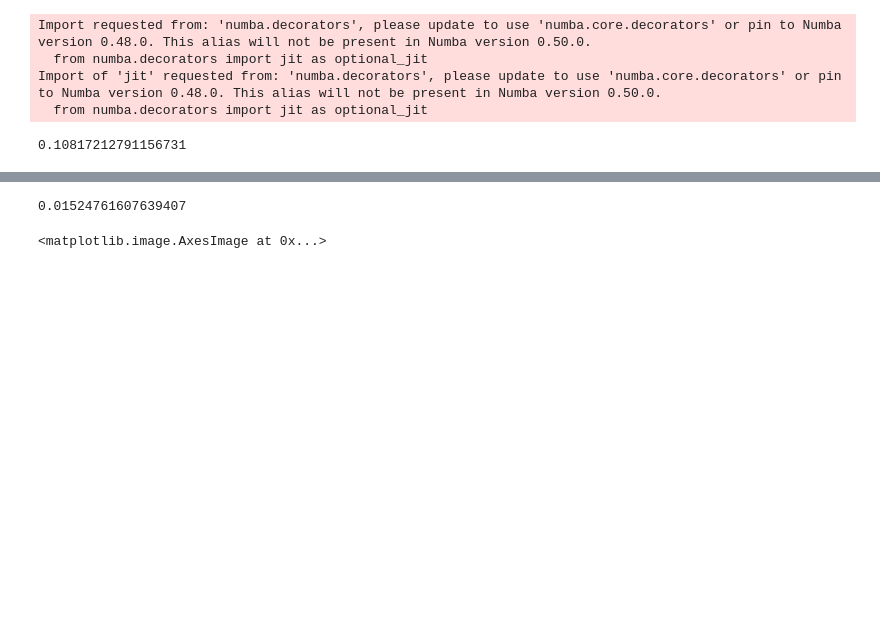
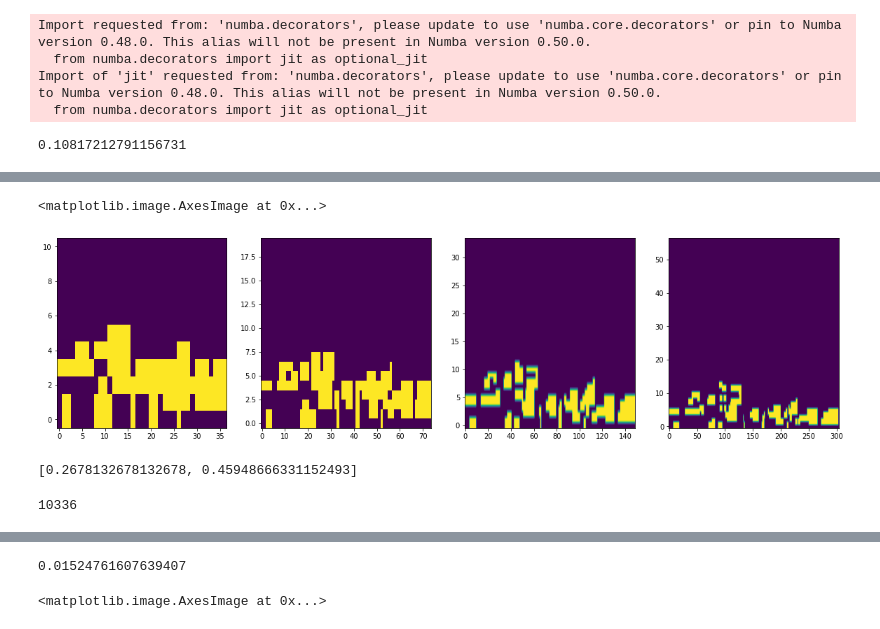
Before and after one commit to nicolasfigueiredo/integration, a Jupyter notebook: notebooks/cost-experiment/check_pct_refinement.ipynb, the cells around one changed output, grey strips where cells are left out. Cells and saved outputs as stored; diff of their text form; code cells hidden in the pictures; blank space fills up the shorter version.

```diff
--- a/notebooks/cost-experiment/check_pct_refinement.ipynb
+++ b/notebooks/cost-experiment/check_pct_refinement.ipynb
@@ -51,0 +138,25 @@ get_pct_to_refine(midi_file, [200,200], timestamp)
+# %%
+plt.figure(figsize=[20,5])
+
+plt.subplot(1,4,1)
+plt.imshow(get_refine_map(midi_file, [800,800], timestamp), origin='lower', aspect='auto')
+
+plt.subplot(1,4,2)
+plt.imshow(get_refine_map(midi_file, [400,400], timestamp), origin='lower', aspect='auto')
+
+plt.subplot(1,4,3)
+plt.imshow(get_refine_map(midi_file, [200,200], timestamp), origin='lower', aspect='auto')
+
+plt.subplot(1,4,4)
+plt.imshow(get_refine_map(midi_file, [100,100], timestamp), origin='lower', aspect='auto')
+# %% [output]
+<matplotlib.image.AxesImage at 0x...>
+[figure, added]
+# %%
+get_pct_to_refine_multilevel(midi_file, [[800,800], [100,100]], timestamp)
+# %% [output]
+[0.2678132678132678, 0.45948666331152493]
+# %%
+len(x_axis)
+# %% [output]
+10336
```
Also changed, not shown: parts of 14 cells of this notebook, 7 other files.
